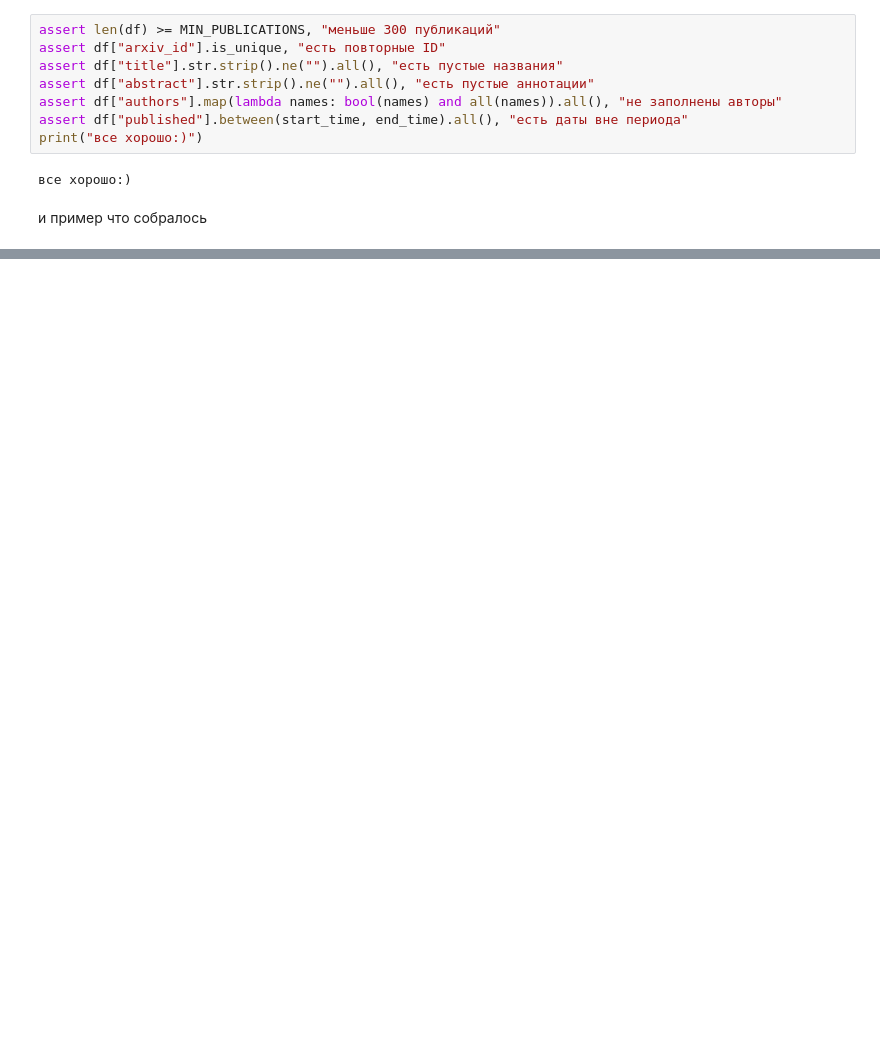
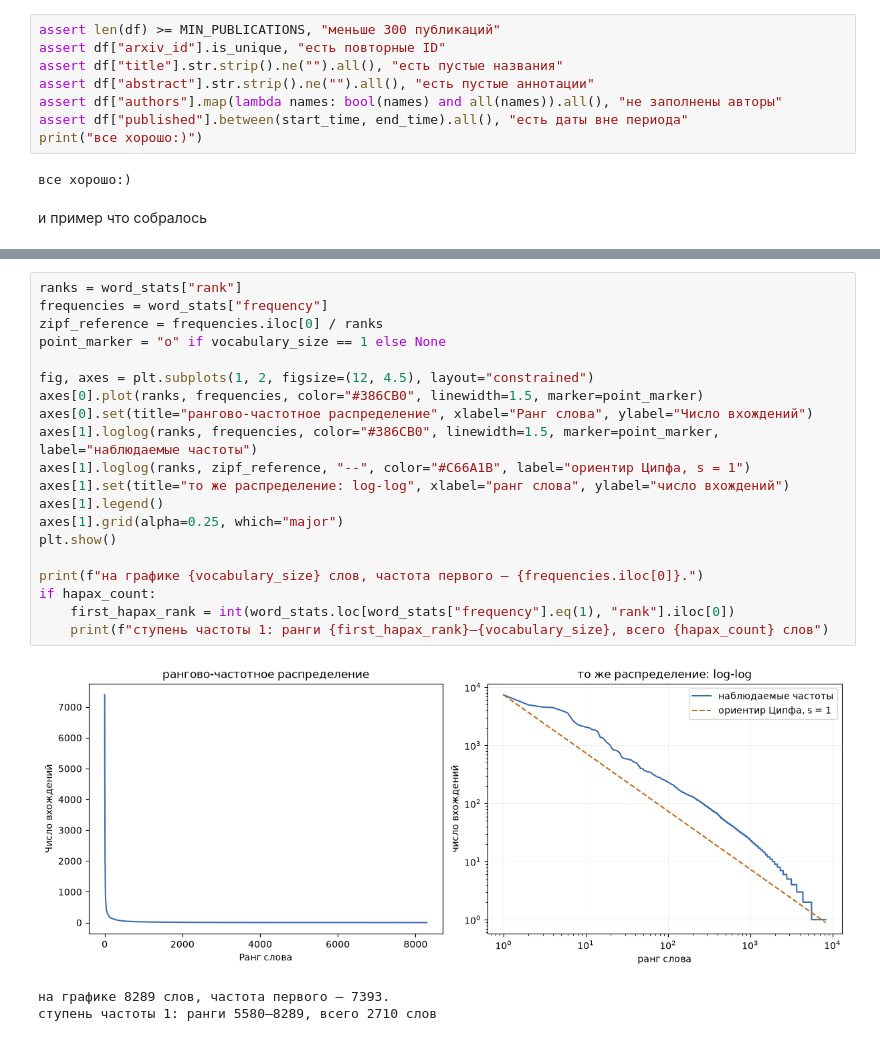
Before and after one commit to nekkkkate/lab-1, a Jupyter notebook: lab_1_machine_unlearning.ipynb, the cells around one changed output, grey strips where cells are left out. Cells and saved outputs as stored; diff of their text form; blank space fills up the shorter version.

```diff
--- a/lab_1_machine_unlearning.ipynb
+++ b/lab_1_machine_unlearning.ipynb
@@ -168,0 +401,24 @@ print(
+# %%
+ranks = word_stats["rank"]
+frequencies = word_stats["frequency"]
+zipf_reference = frequencies.iloc[0] / ranks
+point_marker = "o" if vocabulary_size == 1 else None
+
+fig, axes = plt.subplots(1, 2, figsize=(12, 4.5), layout="constrained")
+axes[0].plot(ranks, frequencies, color="#386CB0", linewidth=1.5, marker=point_marker)
+axes[0].set(title="рангово-частотное распределение", xlabel="Ранг слова", ylabel="Число вхождений")
+axes[1].loglog(ranks, frequencies, color="#386CB0", linewidth=1.5, marker=point_marker, label="наблюдаемые частоты")
+axes[1].loglog(ranks, zipf_reference, "--", color="#C66A1B", label="ориентир Ципфа, s = 1")
+axes[1].set(title="то же распределение: log-log", xlabel="ранг слова", ylabel="число вхождений")
+axes[1].legend()
+axes[1].grid(alpha=0.25, which="major")
+plt.show()
+
+print(f"на графике {vocabulary_size} слов, частота первого — {frequencies.iloc[0]}.")
+if hapax_count:
+    first_hapax_rank = int(word_stats.loc[word_stats["frequency"].eq(1), "rank"].iloc[0])
+    print(f"ступень частоты 1: ранги {first_hapax_rank}–{vocabulary_size}, всего {hapax_count} слов")
+# %% [output]
+[figure, added]
+на графике 8289 слов, частота первого — 7393.
+ступень частоты 1: ранги 5580–8289, всего 2710 слов
```
Also changed, not shown: parts of 16 cells of this notebook.
